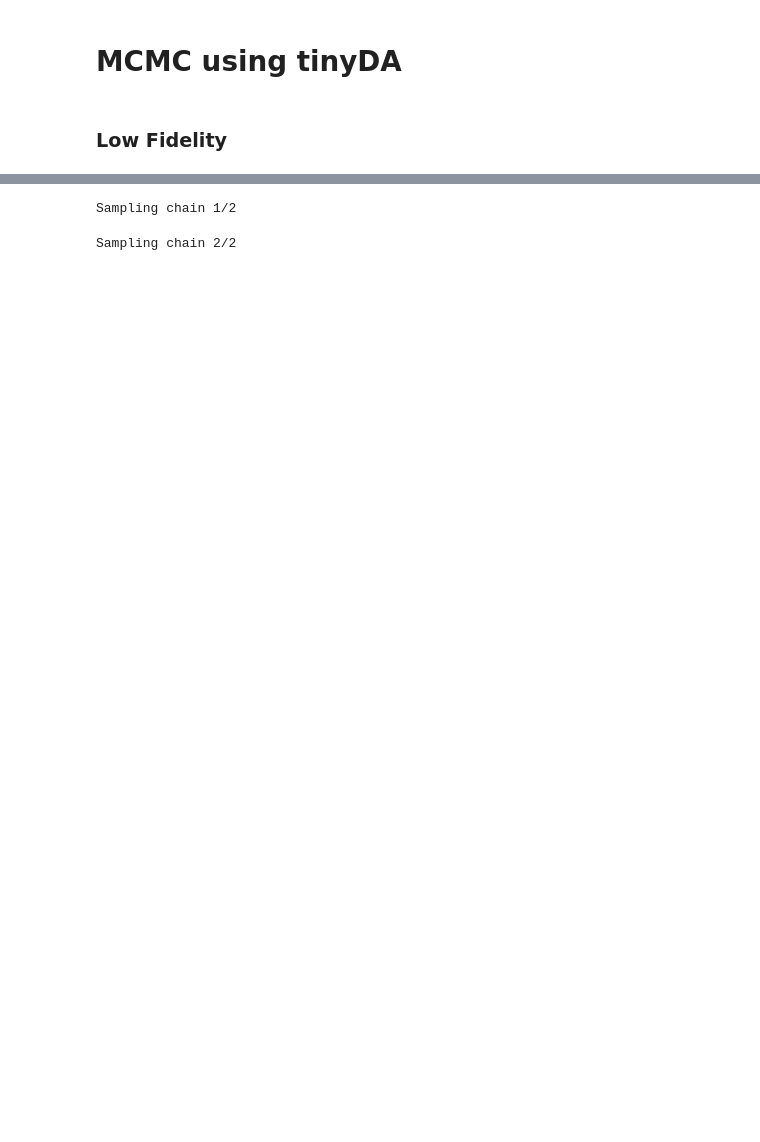
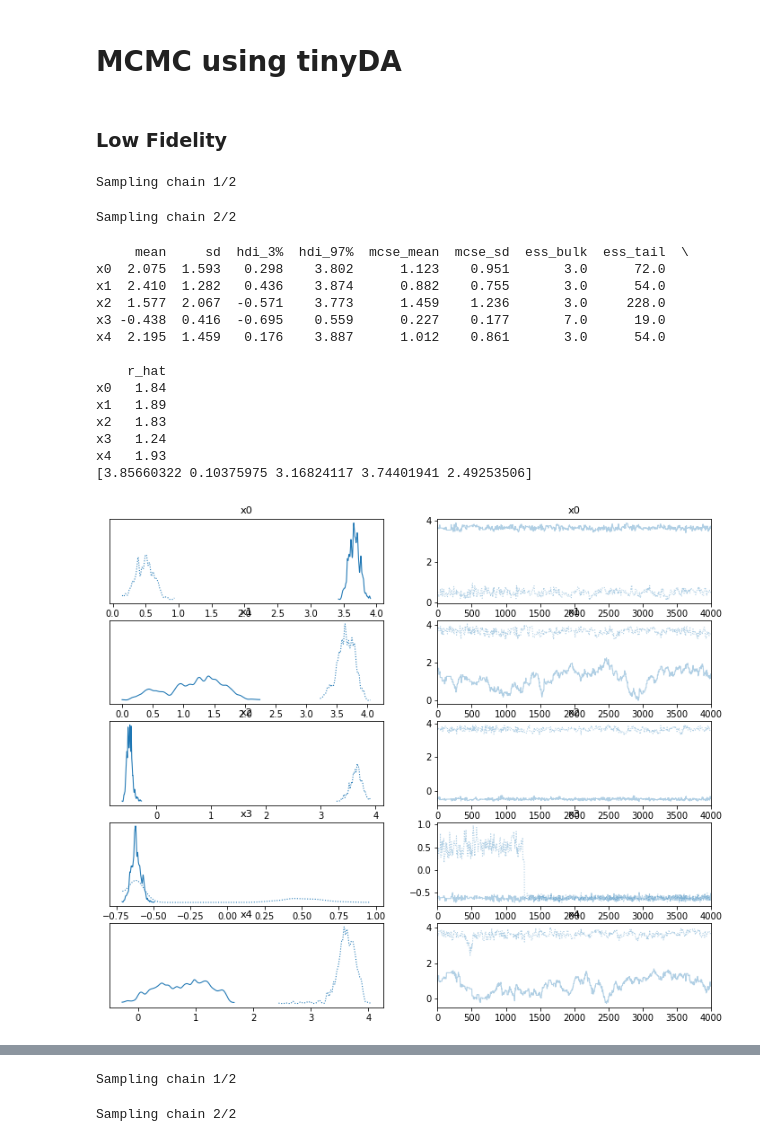
Before and after one commit to Jackmos/Multi-Fidelity-MCMC-methods, a Jupyter notebook: PACS_project2/1DBench_MCMC/Bench1D_2step_MCMC_AD.ipynb, the cells around one changed output, grey strips where cells are left out. Saved outputs shown, nothing was run; the diff lists cells and outputs as text; code cells hidden in the pictures; blank space fills up the shorter version.

```diff
--- a/PACS_project2/1DBench_MCMC/Bench1D_2step_MCMC_AD.ipynb
+++ b/PACS_project2/1DBench_MCMC/Bench1D_2step_MCMC_AD.ipynb
@@ -209,2 +184,42 @@ my_loglike = tda.GaussianLogLike(highfid(real_x)+np.random.normal(scale=sigma, s
 
 my_posterior = tda.Posterior(my_prior, my_loglike, modelLF.prediction)
+# %%
+rwmh_cov = np.eye(len(real_x))
+rmwh_scaling = 0.1
+rwmh_adaptive = True
+my_proposal = tda.GaussianRandomWalk(C=rwmh_cov, scaling=rmwh_scaling, adaptive=rwmh_adaptive)
+
+import os
+if "CI" in os.environ:
+    iterations = 120
+    burnin = 20
+else:
+    iterations = 5000#12000
+    burnin = 1000#2000
+
+my_chains = tda.sample(my_posterior, my_proposal, iterations=iterations, n_chains=2, force_sequential=True)
+# %% [output]
+Sampling chain 1/2
+Sampling chain 2/2
+# %%
+idata = tda.to_inference_data(my_chains, burnin=burnin)
+print(az.summary(idata))
+print(real_x)
+az.plot_trace(idata)
+plt.show()
+# %% [output]
+     mean     sd  hdi_3%  hdi_97%  mcse_mean  mcse_sd  ess_bulk  ess_tail  \
+x0  2.075  1.593   0.298    3.802      1.123    0.951       3.0      72.0
+x1  2.410  1.282   0.436    3.874      0.882    0.755       3.0      54.0
+x2  1.577  2.067  -0.571    3.773      1.459    1.236       3.0     228.0
+x3 -0.438  0.416  -0.695    0.559      0.227    0.177       7.0      19.0
+x4  2.195  1.459   0.176    3.887      1.012    0.861       3.0      54.0
+
+    r_hat
+x0   1.84
+x1   1.89
+x2   1.83
+x3   1.24
+x4   1.93
+[3.85660322 0.10375975 3.16824117 3.74401941 2.49253506]
+[figure, added]
```
Also changed, not shown: parts of 79 cells of this notebook, 6 other files.
